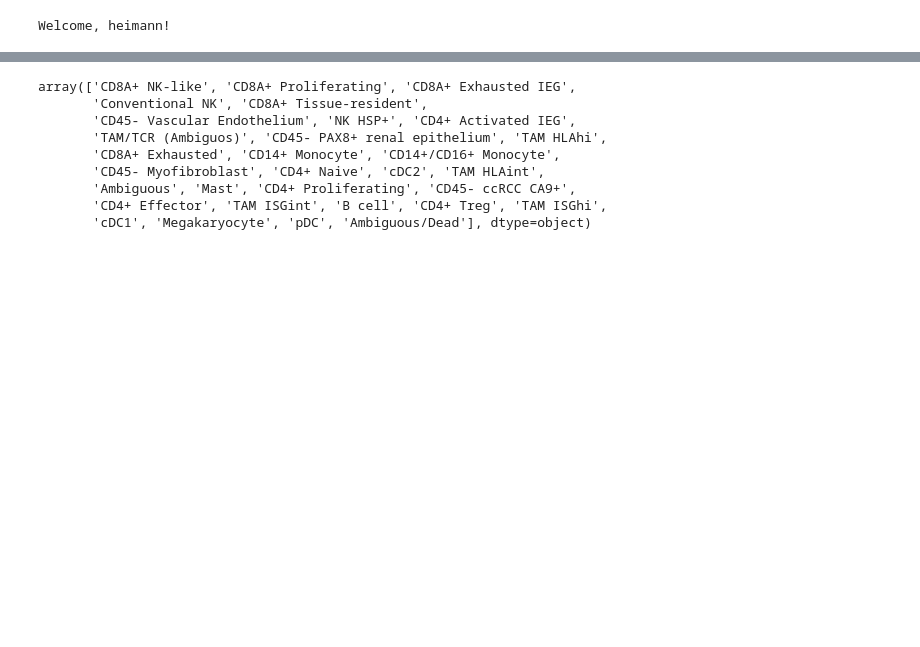
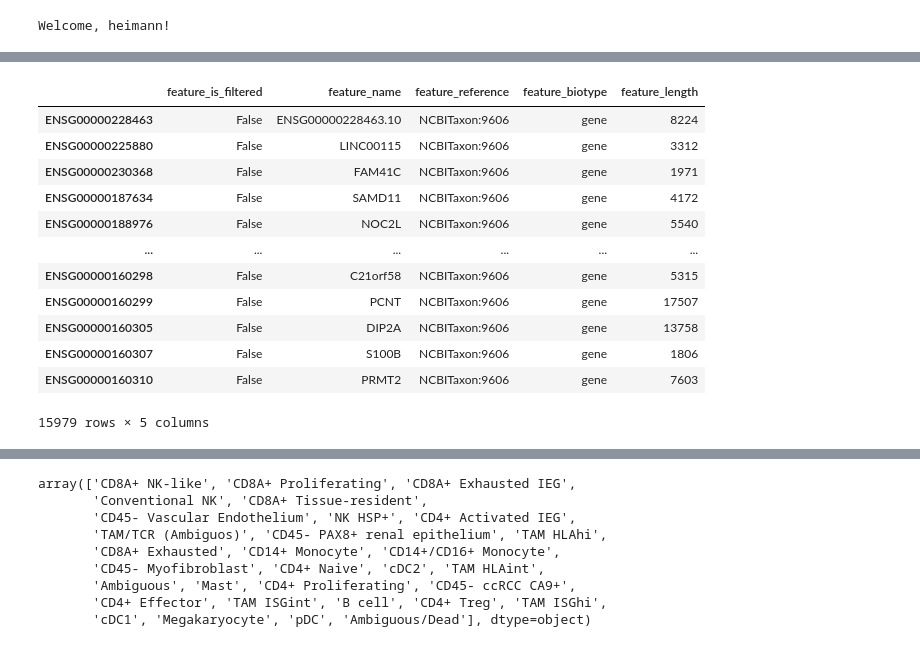
Before and after one commit to CRI-iAtlas/scRNAseq-dev, a Jupyter notebook: Krishna_2021/krishna_data_prep.ipynb, the cells around one changed output, grey strips where cells are left out. Cells and saved outputs as stored; diff of their text form; code cells hidden in the pictures; blank space fills up the shorter version.

```diff
--- a/Krishna_2021/krishna_data_prep.ipynb
+++ b/Krishna_2021/krishna_data_prep.ipynb
@@ -71,3 +45,19 @@ cluster [ 4 15 19 10  2 11 17  7 18  9  1  0 14  5 20  3 13 12 24  8 21 32 23 16
+# %%
+adata.var
+# %% [output]
+|  | feature_is_filtered | feature_name | feature_reference | feature_biotype | feature_length |
+| ENSG00000228463 | False | ENSG00000228463.10 | NCBITaxon:9606 | gene | 8224 |
+| ENSG00000225880 | False | LINC00115 | NCBITaxon:9606 | gene | 3312 |
+| ENSG00000230368 | False | FAM41C | NCBITaxon:9606 | gene | 1971 |
+| ENSG00000187634 | False | SAMD11 | NCBITaxon:9606 | gene | 4172 |
+| ENSG00000188976 | False | NOC2L | NCBITaxon:9606 | gene | 5540 |
+| ... | ... | ... | ... | ... | ... |
+| ENSG00000160298 | False | C21orf58 | NCBITaxon:9606 | gene | 5315 |
+| ENSG00000160299 | False | PCNT | NCBITaxon:9606 | gene | 17507 |
+| ENSG00000160305 | False | DIP2A | NCBITaxon:9606 | gene | 13758 |
+| ENSG00000160307 | False | S100B | NCBITaxon:9606 | gene | 1806 |
+| ENSG00000160310 | False | PRMT2 | NCBITaxon:9606 | gene | 7603 |
+15979 rows × 5 columns
 # %%
 #The authors also made available a file with cell annotations
 entity = syn.get('syn59205039')
```
Also changed, not shown: parts of 28 cells of this notebook, 1 other file.
